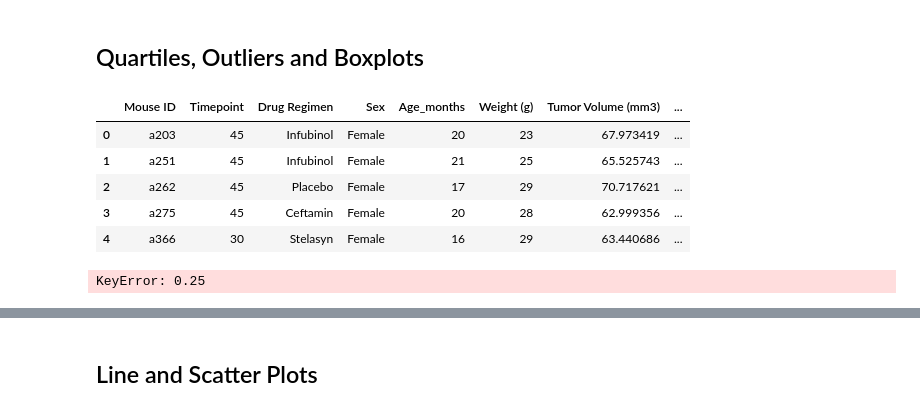
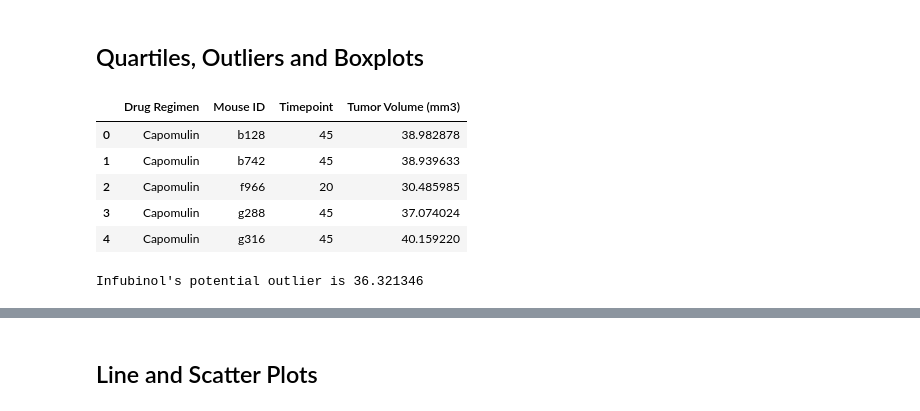
Before and after one commit to Tsmoore002900/Data_Visualization, a Jupyter notebook: pymaceuticals_results.ipynb, the cells around one changed output, grey strips where cells are left out. Drawn from its saved outputs; the diff is of its cells as text; code cells hidden in the pictures.

```diff
--- a/pymaceuticals_results.ipynb
+++ b/pymaceuticals_results.ipynb
@@ -169,38 +171,40 @@ plt.show()
 # %%
 # Calculate the final tumor volume of each mouse across four of the treatment regimens:
 # Capomulin, Ramicane, Infubinol, and Ceftamin
 # Start by getting the last (greatest) timepoint for each mouse
-greatest_timepoint = clean_mouse_df.groupby(["Mouse ID", "Drug Regimen"]).last()["Timepoint"]
-
 # Merge this group df with the original DataFrame to get the tumor volume at the last timepoint
-Last_Tumor_Volume = pd.merge(greatest_timepoint, clean_mouse_df, on=("Mouse ID", "Timepoint"), how="left")
-
-Last_Tumor_Volume.head()
+final_tumor_vol = clean_mouse_df.groupby(["Drug Regimen", "Mouse ID"]).last()[["Timepoint", "Tumor Volume (mm3)"]]
+final_tumor_df = final_tumor_vol.reset_index()
+final_tumor_df.head()
 # %% [output]
-|  | Mouse ID | Timepoint | Drug Regimen | Sex | Age_months | Weight (g) | Tumor Volume (mm3) | ... |
-| 0 | a203 | 45 | Infubinol | Female | 20 | 23 | 67.973419 | ... |
-| 1 | a251 | 45 | Infubinol | Female | 21 | 25 | 65.525743 | ... |
-| 2 | a262 | 45 | Placebo | Female | 17 | 29 | 70.717621 | ... |
-| 3 | a275 | 45 | Ceftamin | Female | 20 | 28 | 62.999356 | ... |
-| 4 | a366 | 30 | Stelasyn | Female | 16 | 29 | 63.440686 | ... |
+|  | Drug Regimen | Mouse ID | Timepoint | Tumor Volume (mm3) |
+| 0 | Capomulin | b128 | 45 | 38.982878 |
+| 1 | Capomulin | b742 | 45 | 38.939633 |
+| 2 | Capomulin | f966 | 20 | 30.485985 |
+| 3 | Capomulin | g288 | 45 | 37.074024 |
+| 4 | Capomulin | g316 | 45 | 40.159220 |
 # %%
 # Put treatments into a list for for loop (and later for plot labels)
-drug_list = ['Capomulin', 'Ramicane', 'Infubinol', 'Ceftamin']
+regimen = ["Capomulin", "Ramicane", "Infubinol", "Ceftamin"]
 # Create empty list to fill with tumor vol data (for plotting)
-tumor_volume_list = []
+final_tumor_vol_list = []
 # Calculate the IQR and quantitatively determine if there are any potential outliers.
-for drug in drug_list:
+for drug in regimen:
     # Locate the rows which contain mice on each drug and get the tumor volumes
-    tumor_volume_list = Last_Tumor_Volume.loc[Last_Tumor_Volume["Drug Regimen"] == drug, "Tumor Volume (mm3)"]
+    final_tumor_vol = final_tumor_df.loc[final_tumor_df["Drug Regimen"] == drug, "Tumor Volume (mm3)"]
     # add subset
-    tumor_volume_list.append(Last_Tumor_Volume)
-    # Determine outliers using upper and lower bounds
-    quartiles = Last_Tumor_Volume.quantile([0.25, 0.5, 0.75])
+    final_tumor_vol_list.append(final_tumor_vol)
+    quartiles = final_tumor_vol.quantile([0.25,0.5,0.75])
     lowerq = quartiles[0.25]
     upperq = quartiles[0.75]
+    mean = final_tumor_vol.mean()
     iqr = upperq-lowerq
     lower_bound = lowerq - (1.5*iqr)
     upper_bound = upperq + (1.5*iqr)
-    outliers = tumor_vol.loc[(Last_Tumor_Volume < lower_bound) | (Last_Tumor_Volume > upper_bound)]
+    # Determine outliers using upper and lower bounds
+    outliers = final_tumor_vol.loc[(final_tumor_vol < lower_bound) | (final_tumor_vol > upper_bound)]
+    if outliers.count() > 0:
+        for i in outliers.index:
+            print(f"{drug}'s potential outlier is {round(outliers[i], 6)}")
 # %% [output]
-KeyError: 0.25
+Infubinol's potential outlier is 36.321346
```
Also changed, not shown: parts of 10 cells of this notebook.
